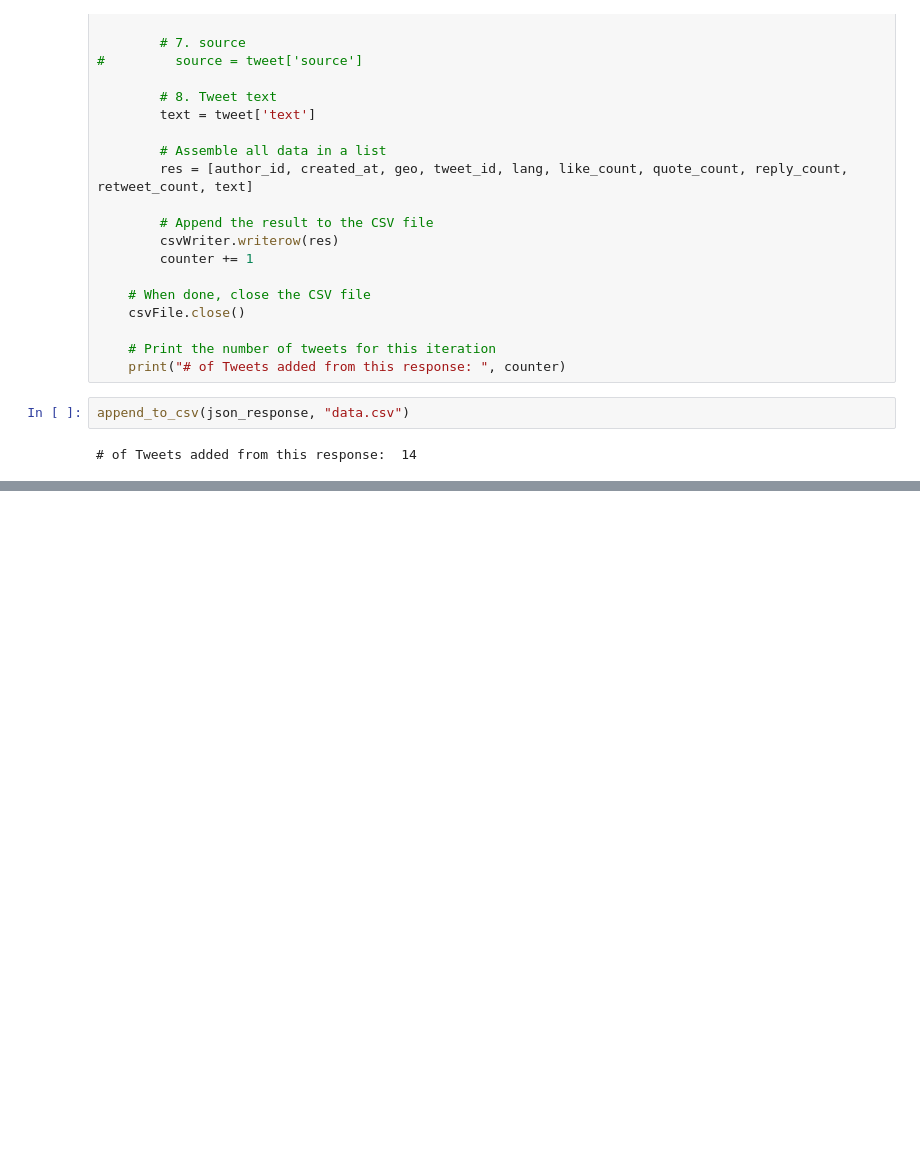
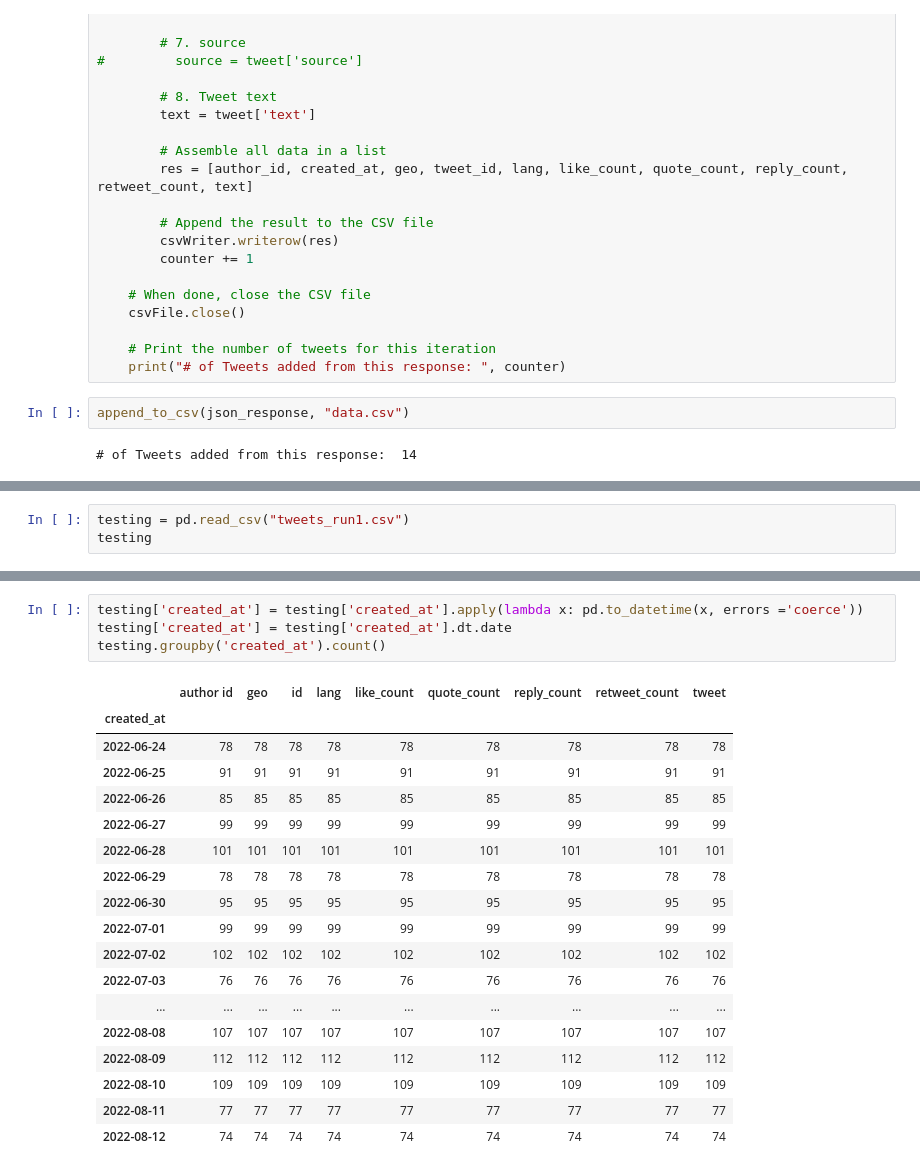
Before and after one commit to giadapi/crypto, a Jupyter notebook: notebooks/sh_230306_twitter_api_sandbox-Copy1.ipynb, the cells around one changed output, grey strips where cells are left out. Drawn from its saved outputs; the diff is of its cells as text; blank space fills up the shorter version.

```diff
--- a/notebooks/sh_230306_twitter_api_sandbox-Copy1.ipynb
+++ b/notebooks/sh_230306_twitter_api_sandbox-Copy1.ipynb
@@ -237,0 +450,3 @@ test
+# %%
+testing = pd.read_csv("tweets_run1.csv")
+testing
@@ -237,0 +467,23 @@ test
+# %%
+testing['created_at'] = testing['created_at'].apply(lambda x: pd.to_datetime(x, errors ='coerce'))
+testing['created_at'] = testing['created_at'].dt.date
+testing.groupby('created_at').count()
+# %% [output]
+|  | author id | geo | id | lang | like_count | quote_count | reply_count | retweet_count | tweet |
+| created_at |  |  |  |  |  |  |  |  |  |
+| 2022-06-24 | 78 | 78 | 78 | 78 | 78 | 78 | 78 | 78 | 78 |
+| 2022-06-25 | 91 | 91 | 91 | 91 | 91 | 91 | 91 | 91 | 91 |
+| 2022-06-26 | 85 | 85 | 85 | 85 | 85 | 85 | 85 | 85 | 85 |
+| 2022-06-27 | 99 | 99 | 99 | 99 | 99 | 99 | 99 | 99 | 99 |
+| 2022-06-28 | 101 | 101 | 101 | 101 | 101 | 101 | 101 | 101 | 101 |
+| 2022-06-29 | 78 | 78 | 78 | 78 | 78 | 78 | 78 | 78 | 78 |
+| 2022-06-30 | 95 | 95 | 95 | 95 | 95 | 95 | 95 | 95 | 95 |
+| 2022-07-01 | 99 | 99 | 99 | 99 | 99 | 99 | 99 | 99 | 99 |
+| 2022-07-02 | 102 | 102 | 102 | 102 | 102 | 102 | 102 | 102 | 102 |
+| 2022-07-03 | 76 | 76 | 76 | 76 | 76 | 76 | 76 | 76 | 76 |
+| ... | ... | ... | ... | ... | ... | ... | ... | ... | ... |
+| 2022-08-08 | 107 | 107 | 107 | 107 | 107 | 107 | 107 | 107 | 107 |
+| 2022-08-09 | 112 | 112 | 112 | 112 | 112 | 112 | 112 | 112 | 112 |
+| 2022-08-10 | 109 | 109 | 109 | 109 | 109 | 109 | 109 | 109 | 109 |
+| 2022-08-11 | 77 | 77 | 77 | 77 | 77 | 77 | 77 | 77 | 77 |
+| 2022-08-12 | 74 | 74 | 74 | 74 | 74 | 74 | 74 | 74 | 74 |
```
Also changed, not shown: parts of 20 cells of this notebook.
